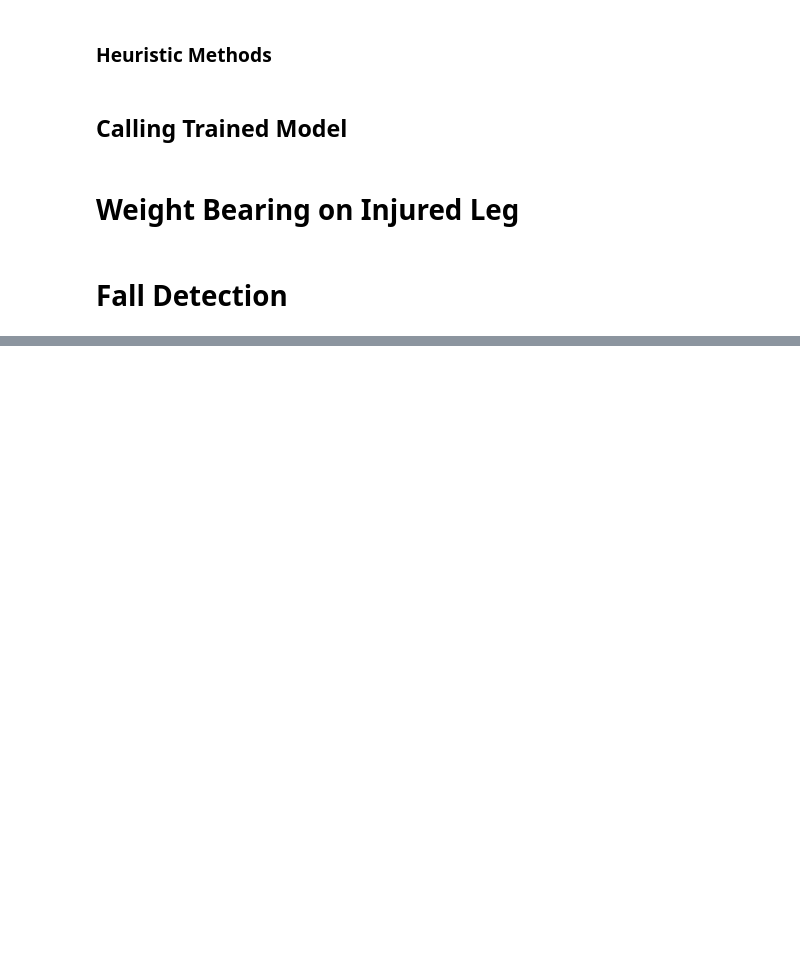
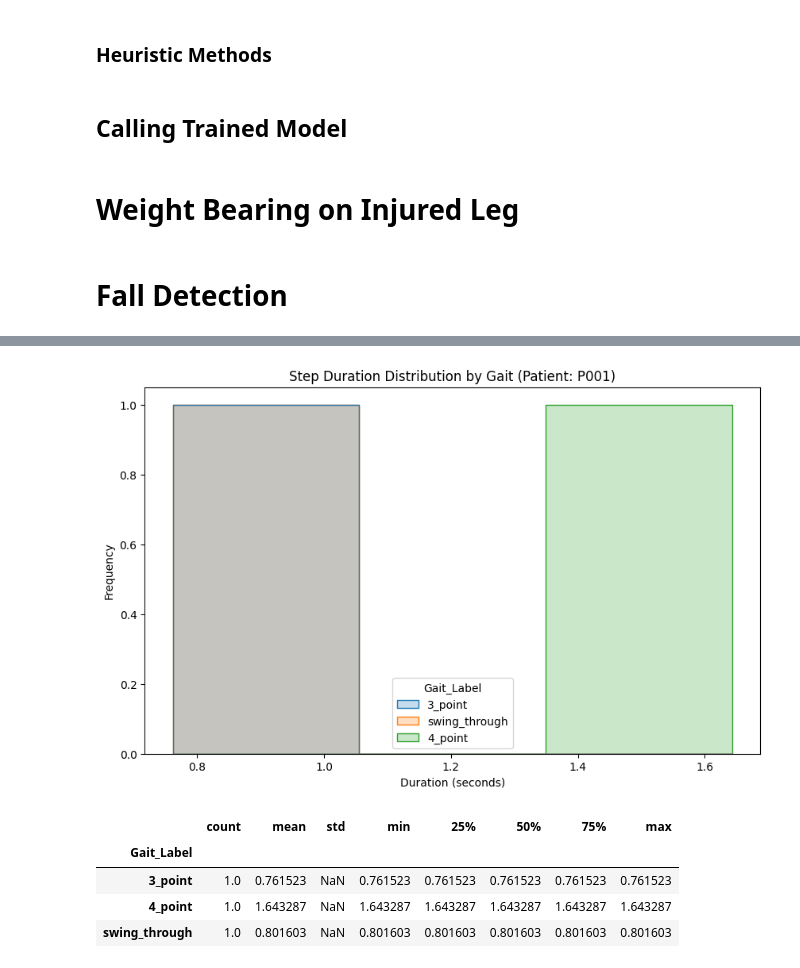
Before and after one commit to Hassan-Himaz/GM1-Crutch, a Jupyter notebook: Advanced_Analysis.ipynb, the cells around one changed output, grey strips where cells are left out. Cells and saved outputs as stored; diff of their text form; code cells hidden in the pictures; blank space fills up the shorter version.

```diff
--- a/Advanced_Analysis.ipynb
+++ b/Advanced_Analysis.ipynb
@@ -712,0 +1435,37 @@ def injured_load(df, BW, pitch_threshold=2.5):
+# %%
+import seaborn as sns
+import matplotlib.pyplot as plt
+
+# Join the detected steps with the original gait labels from the source data
+# Since our synthetic generator might assign different gaits per session,
+# we check which gait was active during these steps.
+
+def analyze_gait_durations(df_viz, steps_viz):
+    # Map the Gait Label back to the steps based on time
+    steps_with_labels = steps_viz.copy()
+    gaits = []
+    for _, row in steps_viz.iterrows():
+        # Find the label at the peak time of the step
+        label = df_viz.loc[(df_viz['time'] >= row['start_time']) & (df_viz['time'] <= row['end_time']), 'Gait_Label'].iloc[0]
+        gaits.append(label)
+
+    steps_with_labels['Gait_Label'] = gaits
+
+    plt.figure(figsize=(10, 6))
+    sns.histplot(data=steps_with_labels, x='duration_s', hue='Gait_Label', kde=True, element="step")
+    plt.title(f"Step Duration Distribution by Gait (Patient: {sample_p_id})")
+    plt.xlabel("Duration (seconds)")
+    plt.ylabel("Frequency")
+    plt.show()
+
+    return steps_with_labels.groupby('Gait_Label')['duration_s'].describe()
+
+gait_stats = analyze_gait_durations(df_viz, steps_viz)
+display(gait_stats)
+# %% [output]
+[figure, added]
+|  | count | mean | std | min | 25% | 50% | 75% | max |
+| Gait_Label |  |  |  |  |  |  |  |  |
+| 3_point | 1.0 | 0.761523 | NaN | 0.761523 | 0.761523 | 0.761523 | 0.761523 | 0.761523 |
+| 4_point | 1.0 | 1.643287 | NaN | 1.643287 | 1.643287 | 1.643287 | 1.643287 | 1.643287 |
+| swing_through | 1.0 | 0.801603 | NaN | 0.801603 | 0.801603 | 0.801603 | 0.801603 | 0.801603 |
```
Also changed, not shown: parts of 31 cells of this notebook.
